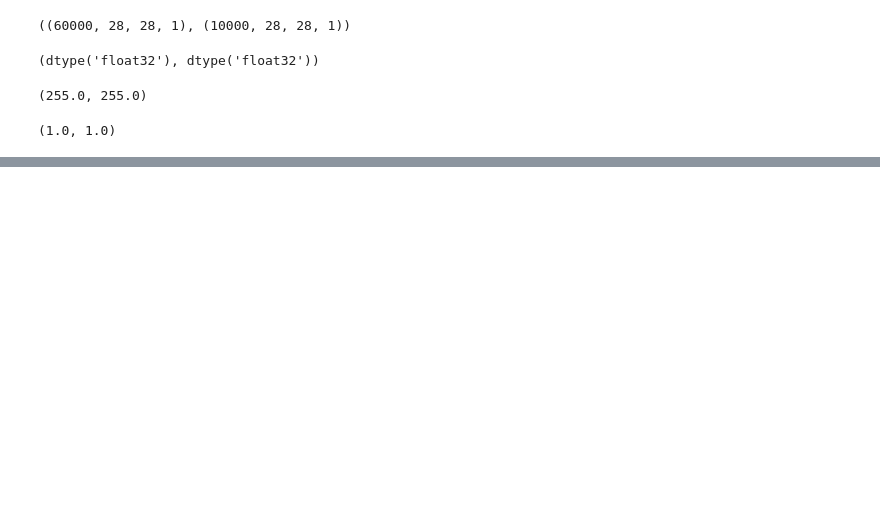
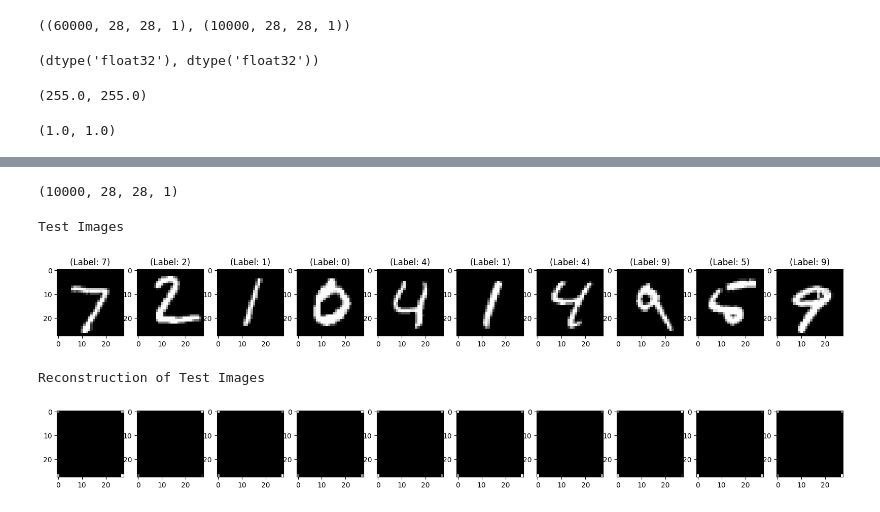
Before and after one commit to ganzhi/notebooks, a Jupyter notebook: image_embedding/Image Embedding.ipynb, the cells around one changed output, grey strips where cells are left out. Cells and saved outputs as stored; diff of their text form; code cells hidden in the pictures; blank space fills up the shorter version.

```diff
--- a/image_embedding/Image Embedding.ipynb
+++ b/image_embedding/Image Embedding.ipynb
@@ -165,0 +182,2 @@ Epoch 24/50
+# %%
+pred = autoencoder.predict(test_data)
@@ -165,0 +186,24 @@ Epoch 24/50
+# %%
+pred.shape
+# %% [output]
+(10000, 28, 28, 1)
+# %%
+plt.figure(figsize=(20, 4))
+print("Test Images")
+for i in range(10):
+    plt.subplot(2, 10, i+1)
+    plt.imshow(test_data[i, ..., 0], cmap='gray')
+    curr_lbl = test_labels[i]
+    plt.title("(Label: " + str(label_dict[curr_lbl]) + ")")
+plt.show()
+plt.figure(figsize=(20, 4))
+print("Reconstruction of Test Images")
+for i in range(10):
+    plt.subplot(2, 10, i+1)
+    plt.imshow(pred[i, ..., 0], cmap='gray')
+plt.show()
+# %% [output]
+Test Images
+[figure, added]
+Reconstruction of Test Images
+[figure, added]
```
Also changed, not shown: parts of 18 cells of this notebook.
